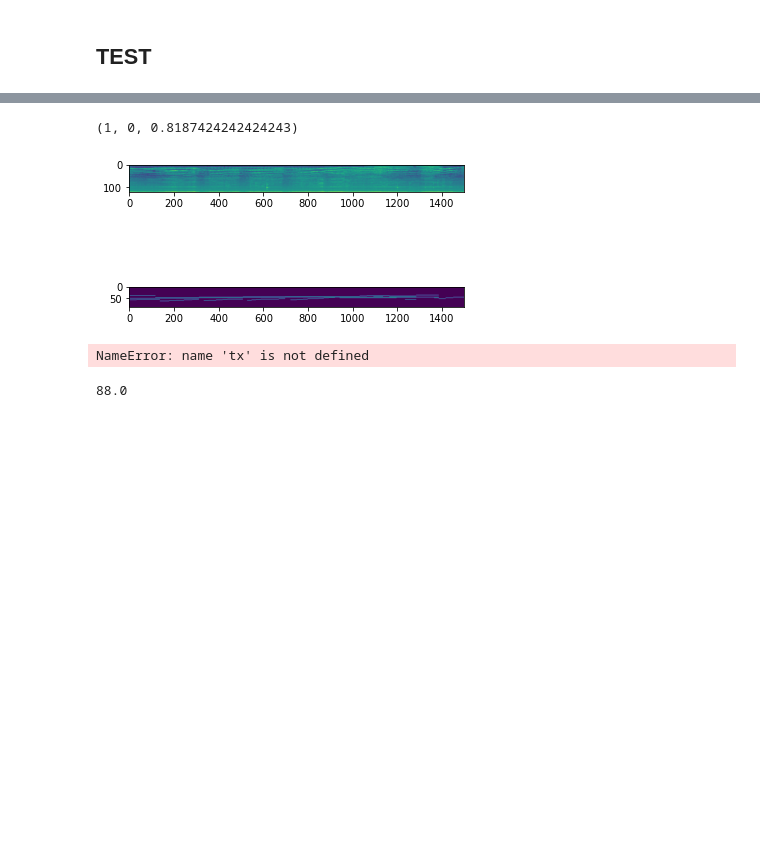
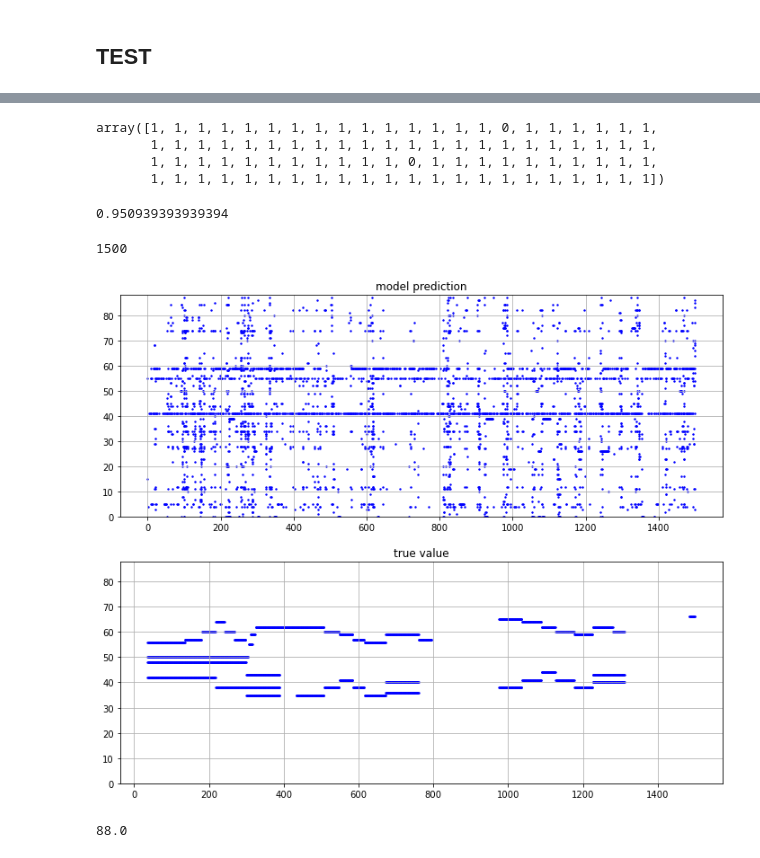
Before and after one commit to neennera/AI_single-music-note-classification, a Jupyter notebook: model_convo.ipynb, the cells around one changed output, grey strips where cells are left out. Drawn from its saved outputs; the diff is of its cells as text; code cells hidden in the pictures; blank space fills up the shorter version.

```diff
--- a/model_convo.ipynb
+++ b/model_convo.ipynb
@@ -320,50 +336,57 @@ x,y = next(iter(test))
 xy=model(x[0])
 # %%
 tx = xy.detach().numpy()
-ty = y.detach().numpy()
+ty = y[0].detach().numpy()
 tx = 1*(tx>=0.5)
 # %%
-check = 1*(tx==ty[0])
+check = 1*(tx==ty)
 check[0]
+# %% [output]
+array([1, 1, 1, 1, 1, 1, 1, 1, 1, 1, 1, 1, 1, 1, 1, 0, 1, 1, 1, 1, 1, 1,
+       1, 1, 1, 1, 1, 1, 1, 1, 1, 1, 1, 1, 1, 1, 1, 1, 1, 1, 1, 1, 1, 1,
+       1, 1, 1, 1, 1, 1, 1, 1, 1, 1, 1, 0, 1, 1, 1, 1, 1, 1, 1, 1, 1, 1,
+       1, 1, 1, 1, 1, 1, 1, 1, 1, 1, 1, 1, 1, 1, 1, 1, 1, 1, 1, 1, 1, 1])
-# %%
-check.count().item()
-# %% [output]
-(1, 0, 0.8187424242424243)
+# %%
+check.mean()
+# %% [output]
+0.950939393939394
+# %%
+len(tx)
+# %% [output]
+1500
 # %%
 fig,ax = plt.subplots(2,1)
-k = torch.transpose(x, 1, 2)
-ax[0].imshow(k[0])
-ky = torch.transpose(y, 1, 2)
-ax[1].imshow(ky[0])
+k = torch.transpose(xy, 0,1)
+ax[0].imshow(k)
+ky = torch.transpose(ty, 1, 2)
+ax[1].imshow(ky)
 plt.show()
-# %% [output]
-[figure, removed]
 # %%
 id=0
 x=np.arange(0,len(tx[id]))
 fig,ax = plt.subplots(2,1)
 ax[0].grid(), ax[1].grid()
 ax[0].set_ylim(0, 88)
 ax[1].set_ylim(0, 88)
 
 fig.set_figwidth(12)
 fig.set_figheight(10)
 
 ax[0].set_title('model prediction')
 for i in range(1500):
     for j in range(88) :
         if(tx[i][j]==1) :
             ax[0].scatter(i,j, s=2,c="b")
 
 ax[1].set_title('true value')
 for i in range(1500):
     for j in range(88) :
-        if(ty[id][i][j]==1) :
+        if(ty[i][j]==1) :
             ax[1].scatter(i,j, s=2,c="b")
 
 plt.show()
 # %% [output]
-NameError: name 'tx' is not defined
+[figure, added]
 # %%
 #วัดตัวที่ทายผิดใน epoch test
 
```
Also changed, not shown: parts of 5 cells of this notebook, 1 other file.
